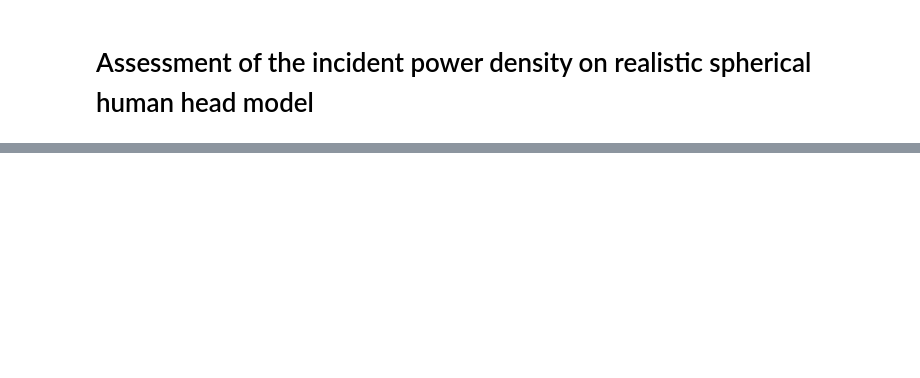
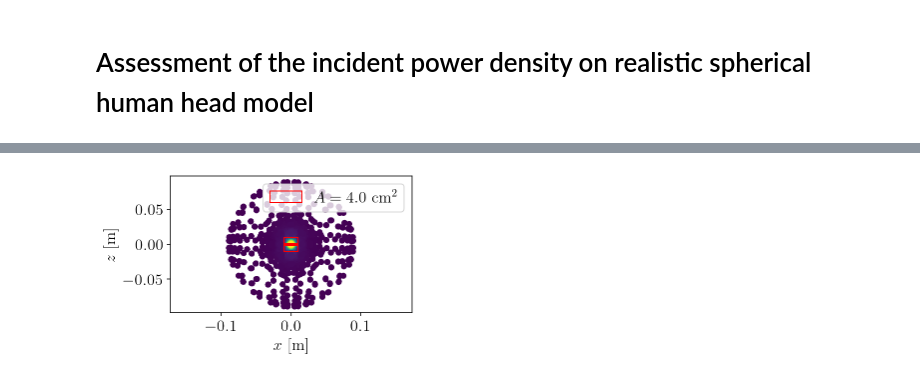
Before and after one commit to akapet00/EMF-exposure-analysis, a Jupyter notebook: notebooks/IEEE-Trans-EMC-paper.ipynb, the cells around one changed output, grey strips where cells are left out. Cells and saved outputs as stored; diff of their text form; code cells hidden in the pictures; blank space fills up the shorter version.

```diff
--- a/notebooks/IEEE-Trans-EMC-paper.ipynb
+++ b/notebooks/IEEE-Trans-EMC-paper.ipynb
@@ -24,0 +119,33 @@ seaborn.set(style='whitegrid', context='paper', palette='colorblind', font='seri
+# %%
+# define the effective irradiated area for the computation of the incident power density
+
+target_area = (2 / 100, 2 / 100)  # for freq. below 30 GHz
+A = target_area[0] * target_area[1]
+d = -5 / 1000  # distance from the antenna
+target_area_origin = (-target_area[0]/2, -target_area[1]/2)
+
+r_c_calc_ta = r_c_calc[
+    (r_c_calc['y'] < 0) &
+    (r_c_calc['x'] > target_area_origin[0]) &
+    (r_c_calc['x'] < target_area_origin[0] * -1) &
+    (r_c_calc['z'] > target_area_origin[1]) &
+    (r_c_calc['z'] < target_area_origin[1] * -1)]
+r_c_calc_ta.reset_index(drop=True, inplace=True)
+# %%
+# visualize the absolute power density values on the head surface from the antenna point of view
+
+fig_config(latex=True)
+fig = plt.figure()
+ax = fig.add_subplot()
+ax.axis('equal')
+cs = ax.scatter(r_c_calc['x'], r_c_calc['z'], c=np.abs(r_c_calc['S_abs']))
+ax.plot(xs, zs, 'r-', lw=3)
+ax.add_patch(Rectangle(target_area_origin, target_area[0], target_area[1],
+                       ec='r', fc='None',
+                       label=f'$A = {A * 1e4}$ cm$^2$'))
+ax.set_xlabel('$x$ [m]')
+ax.set_ylabel('$z$ [m]')
+ax.legend(loc='upper right')
+fig.tight_layout();
+# %% [output]
+[figure, added]
```
Also changed, not shown: parts of 22 cells of this notebook.
